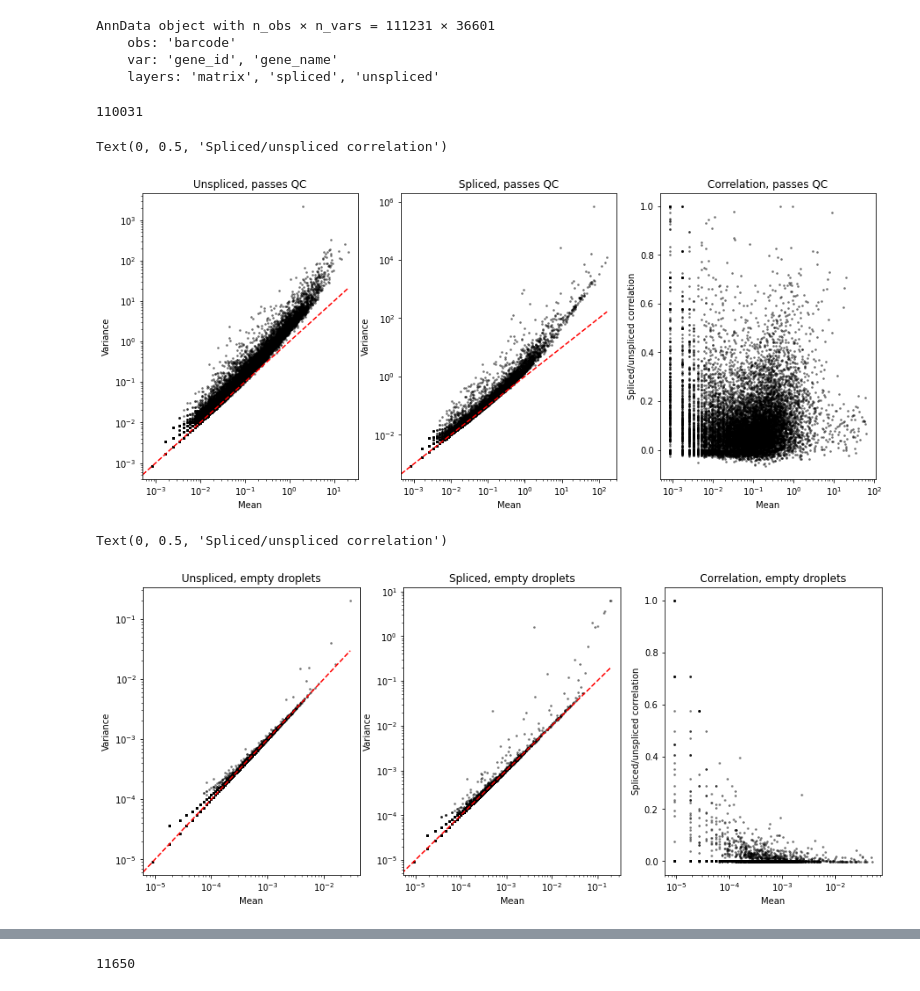
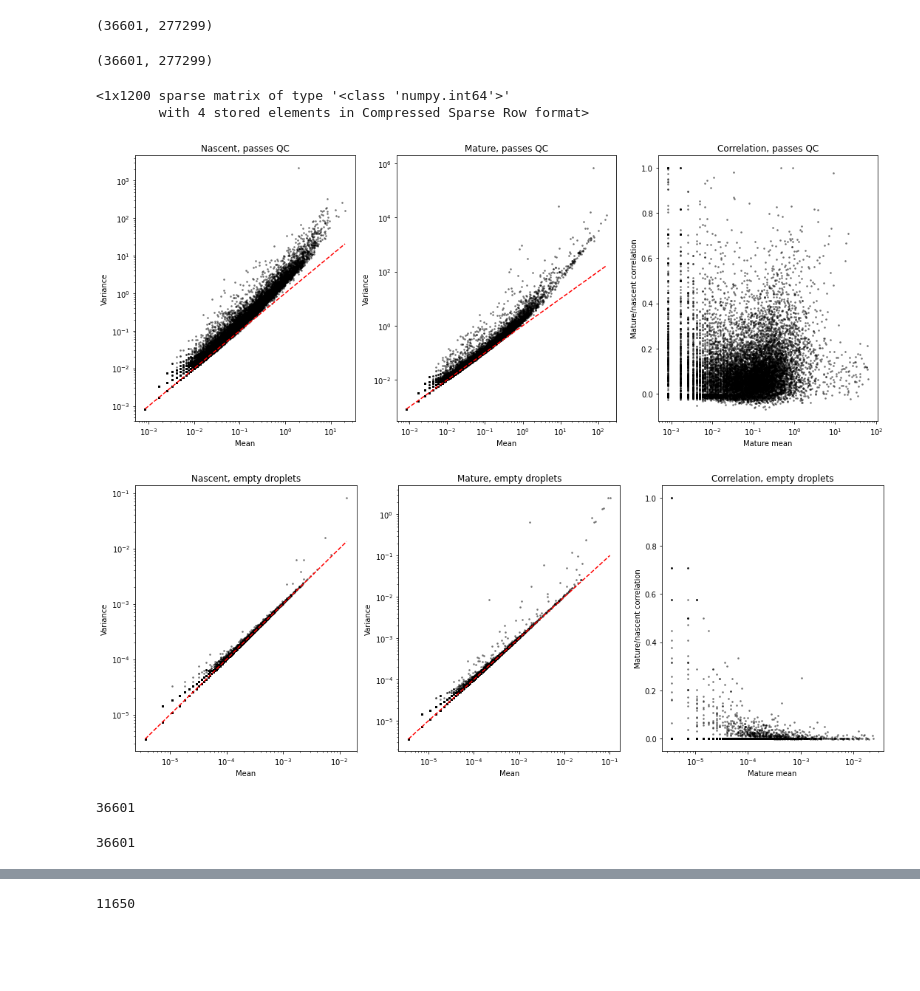
Before and after one commit to pachterlab/GVP_2023, a Jupyter notebook: gg230117_emptydrops.ipynb, the cells around one changed output, grey strips where cells are left out. Cells and saved outputs as stored; diff of their text form; code cells hidden in the pictures; blank space fills up the shorter version.

Commit message:
emptydrops

```diff
--- a/gg230117_emptydrops.ipynb
+++ b/gg230117_emptydrops.ipynb
@@ -73,3 +141,3 @@ bcs_filtered = pd.read_csv(bcs_filtered_loc,header=None)
 # %%
-cf = raw_data.obs['barcode'].isin(np.asarray(bcs_filtered).squeeze())
+# cf = np.asarray(bcs_raw.isin(np.asarray(bcs_filtered).squeeze()),dtype=bool).squeeze()
 # %%
@@ -97,2 +167,3 @@ np.var(raw_data.layers[spliced_layer][cf,:].todense(),0).shape
 # %%
-np.squeeze(np.var(raw_data.layers[spliced_layer][cf,:].todense(),0))
+Smean = np.asarray(S_raw.mean(1)).squeeze()
+Umean = np.asarray(U_raw.mean(1)).squeeze()
@@ -102,8 +181,11 @@ matrix([[0.00579931, 0.01315542, 0.00166389, ..., 0.00083265, 0.00914918,
+# %%
+xl = [min(Smean),max(Smean)]
 # %%
 def plot_meanvar(X,cf_,ax):
-    mean = np.squeeze(np.asarray(np.mean(X[cf_,:].todense(),0)))
-    var = np.squeeze(np.asarray(np.var(X[cf_,:].todense(),0)))
+    mean = np.asarray(X[:,cf_].mean(1)).squeeze()
+    var = np.asarray((X[:,cf_].power(2)).mean(1)).squeeze()-mean**2
     ax.scatter(mean,var,3,'k',alpha=0.4)
+    mean = mean[mean>0]
     xl = [min(mean),max(mean)]
     ax.plot(xl,xl,'r--')
     ax.set_xscale("log")
@@ -138,55 +274,68 @@ def plot_mean_bg(X,cf_,ax):
     ax.set_yscale("log")
     return np.corrcoef(lm1,lm2)[0][1]
 # %%
-raw_data
+U_raw.shape
 # %% [output]
-AnnData object with n_obs × n_vars = 111231 × 36601
-    obs: 'barcode'
-    var: 'gene_id', 'gene_name'
-    layers: 'matrix', 'spliced', 'unspliced'
+(36601, 277299)
 # %%
-111231 -1200
+S_raw.shape
 # %% [output]
-110031
+(36601, 277299)
+# %%
+S_raw[600,cf].multiply(U_raw[600,cf])
+# %% [output]
+<1x1200 sparse matrix of type '<class 'numpy.int64'>'
+        with 4 stored elements in Compressed Sparse Row format>
 # %%
 fig1,ax1 = plt.subplots(1,3,figsize=(15,6))
 
-plot_meanvar(raw_data.layers[unspliced_layer],cf,ax1[0])
-ax1[0].set_title("Unspliced, passes QC")
+plot_meanvar(U_raw,cf,ax1[0])
+ax1[0].set_title("Nascent, passes QC")
 ax1[0].set_xlabel('Mean')
 ax1[0].set_ylabel('Variance')
 
-plot_meanvar(raw_data.layers[spliced_layer],cf,ax1[1])
-ax1[1].set_title("Spliced, passes QC")
+plot_meanvar(S_raw,cf,ax1[1])
+ax1[1].set_title("Mature, passes QC")
 ax1[1].set_xlabel('Mean')
 ax1[1].set_ylabel('Variance')
 
-corrs_qc = plot_corr(raw_data.layers[spliced_layer],raw_data.layers[unspliced_layer],cf,ax1[2])
+corrs_qc = plot_corr(S_raw,U_raw,cf,ax1[2])
 ax1[2].set_title("Correlation, passes QC")
-ax1[2].set_xlabel('Mean')
-ax1[2].set_ylabel('Spliced/unspliced correlation')
+ax1[2].set_xlabel('Mature mean')
+ax1[2].set_ylabel('Mature/nascent correlation')
+
+fig1.tight_layout()
 # %% [output]
-Text(0, 0.5, 'Spliced/unspliced correlation')
-[figure, old version]
+[figure, new version]
 # %%
 fig1,ax1 = plt.subplots(1,3,figsize=(15,6))
-plot_meanvar(raw_data.layers[unspliced_layer],~cf,ax1[0])
-ax1[0].set_title("Unspliced, empty droplets")
+plot_meanvar(U_raw,~cf,ax1[0])
+ax1[0].set_title("Nascent, empty droplets")
 ax1[0].set_xlabel('Mean')
 ax1[0].set_ylabel('Variance')
 
-plot_meanvar(raw_data.layers[spliced_layer],~cf,ax1[1])
-ax1[1].set_title("Spliced, empty droplets")
+plot_meanvar(S_raw,~cf,ax1[1])
+ax1[1].set_title("Mature, empty droplets")
 ax1[1].set_xlabel('Mean')
 ax1[1].set_ylabel('Variance')
 
-corrs_empty = plot_corr(raw_data.layers[spliced_layer],raw_data.layers[unspliced_layer],~cf,ax1[2])
+corrs_empty = plot_corr(S_raw,U_raw,~cf,ax1[2])
 ax1[2].set_title("Correlation, empty droplets")
-ax1[2].set_xlabel('Mean')
-ax1[2].set_ylabel('Spliced/unspliced correlation')
+ax1[2].set_xlabel('Mature mean')
+ax1[2].set_ylabel('Mature/nascent correlation')
+
+
+fig1.tight_layout()
 # %% [output]
-Text(0, 0.5, 'Spliced/unspliced correlation')
-[figure, old version]
+[figure, new version]
+# %%
+len(corrs_qc)
+# %% [output]
+36601
+# %%
+len(corrs_empty)
+# %% [output]
+36601
 # %%
 fig1,ax1 = plt.subplots(1,2,figsize=(12,6))
 ax1[0].scatter(corrs_qc,corrs_empty,3,'k',alpha=0.4)
```
Also changed, not shown: parts of 85 cells of this notebook, 3 other files.
